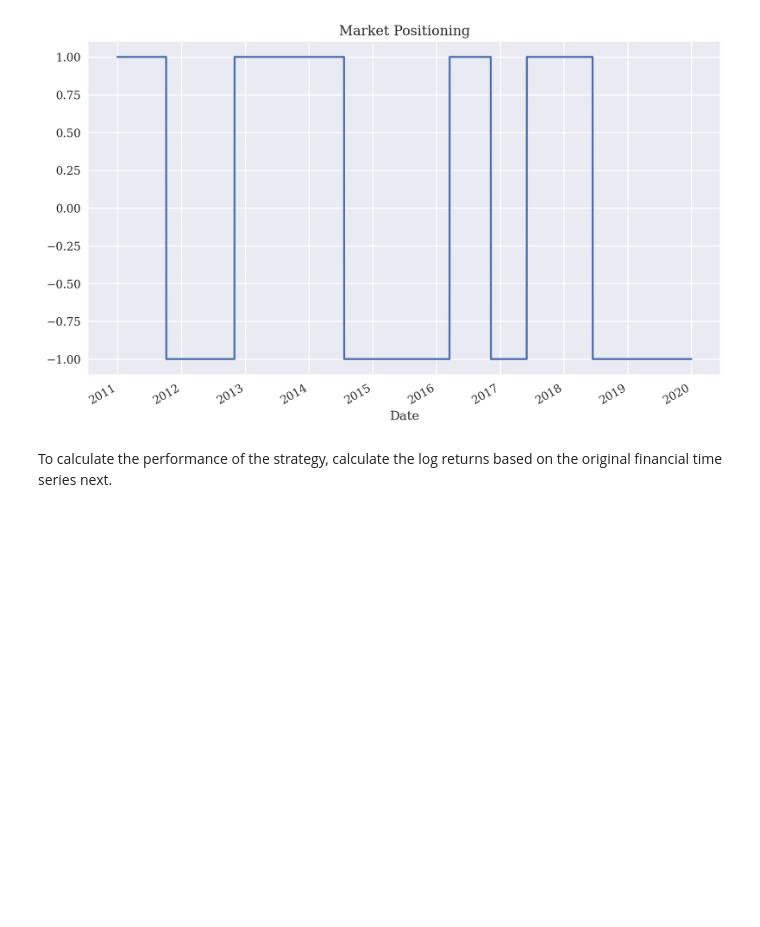
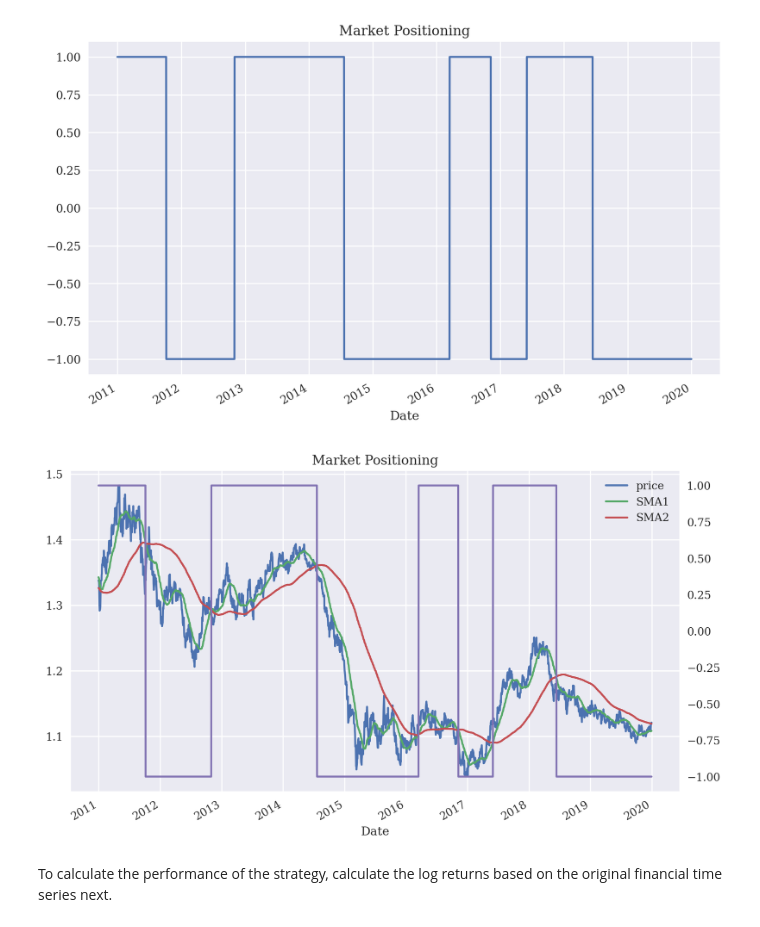
Before and after one commit to samawi/algo-python-template, a Jupyter notebook: ch04/04_pyalgo.ipynb, the cells around one changed output. Drawn from its saved outputs; the diff is of its cells as text; code cells hidden in the pictures; blank space fills up the shorter version.

```diff
--- a/ch04/04_pyalgo.ipynb
+++ b/ch04/04_pyalgo.ipynb
@@ -276,6 +276,16 @@ data['position'].plot(ylim=[-1.1, 1.1],
                       figsize=(10, 6));
 # %% [output]
 [figure]
+# %%
+# The EUR/USD exchange rate with 42 and 252 days SMAs combined with the market positioning
+# need to use the secondary_y parameter to plot the market positioning on the right y-axis
+data[['price', 'SMA1', 'SMA2']].plot(title='AAPL stock price | 42 & 252 days SMAs',
+                                     figsize=(10, 6));
+data['position'].plot(ylim=[-1.1, 1.1], secondary_y='position',
+                        title='Market Positioning',
+                        figsize=(10, 6));
+# %% [output]
+[figure, added]
 # %% [markdown]
 To calculate the performance of the strategy, calculate the log returns based on the original financial time series next.
 # %%
```
Also changed, not shown: parts of 31 cells of this notebook.
